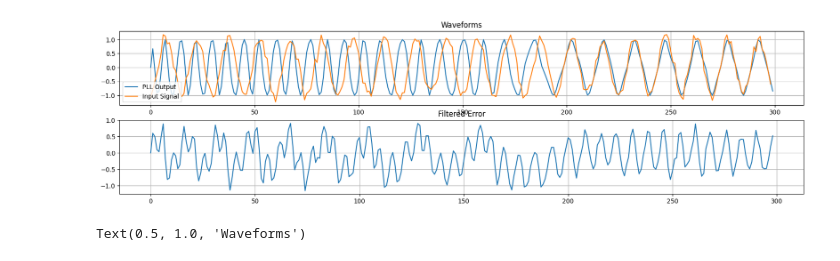
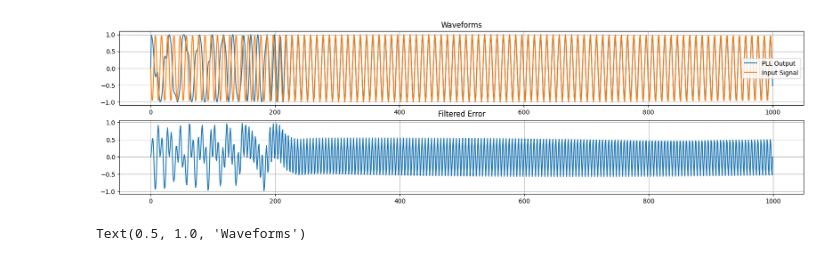
Before and after one commit to stevester94/notebooks, a Jupyter notebook: PLL.ipynb, the cells around one changed output. Drawn from its saved outputs; the diff is of its cells as text; code cells hidden in the pictures.

```diff
--- a/PLL.ipynb
+++ b/PLL.ipynb
@@ -42,7 +42,7 @@ class NumericallyControlledOscillator:
 
 
 class PhaseLockedLoop:
-    def __init__( self, K_i, K_p, K_0, pll_f ) -> None:
+    def __init__( self, K_i, K_p, K_0, pll_f, fs ) -> None:
         self.pd = PhaseDetector()
         self.lf = LoopFilter( K_i, K_p )
         self.nco = NumericallyControlledOscillator( K_0 )
@@ -52,6 +52,7 @@ class PhaseLockedLoop:
         self.pll_f = pll_f
 
         self.theta = 0
+        self.fs = fs
 
 
     """
@@ -68,7 +69,7 @@ class PhaseLockedLoop:
 
         # The phase of our LO, which is additionally modified by the phase coming from our NCO.
         # IDK man, the NCO is a bit of a misnomer because its outputting a phase, not a signal
-        self.theta += 2*np.pi*self.pll_f
+        self.theta += 2*np.pi*self.pll_f/self.fs
         if self.theta > 2*np.pi:
             self.theta -= 2*np.pi
 
@@ -85,49 +86,53 @@ K_p = 0.2667
 K_i = 0.0178
 K_0 = 1
 
-num = 299
+fs = 100
+duration_secs = 10
+t = np.linspace(0,duration_secs, int(duration_secs*fs))
 
-t = np.arange( num, dtype=int )
-input_signal = np.cos(2*np.pi*(k/N)*t + np.random.normal(0, 0.1, size=len(t)) + np.pi) # Sprinkle in phase noise
-input_signal +=  np.random.normal(0, 0.1, size=len(t)) # AWGN
+in_A      = 1
+in_f_Hz   = 10
+in_phi    = np.random.normal(0, 0.0, size=len(t)) + np.pi
+in_sig    = in_A * np.sin( 2*np.pi * in_f_Hz * t + in_phi )
+in_sig    += np.random.normal(0, 0.0, size=len(t)) # AWGN
 
 e_D = [] #phase-error output
 cos_out = [0]
 
 
 
-pll = PhaseLockedLoop( K_i, K_p, K_0, k/N*2 )
-for n in range(num):
-    _cos_out, _sin_out, _e_D = pll.proc( input_signal[n] )
+pll = PhaseLockedLoop( K_i, K_p, K_0, 3, fs )
+for n in range(len(t)):
+    _cos_out, _sin_out, _e_D = pll.proc( in_sig[n] )
 
     cos_out.append( _cos_out )
     e_D.append( _e_D )
 
 
 
 # Create a Figure
 fig = plt.figure()
 fig.set_figheight(10)
 fig.set_figwidth(20)
 
 # Set up Axes
 ax1 = fig.add_subplot(411)
 ax1.plot(cos_out, label='PLL Output')
 plt.grid()
-ax1.plot(input_signal, label='Input Signal')
+ax1.plot(in_sig, label='Input Signal')
 plt.legend()
 ax1.set_title('Waveforms')
 
 # Show the plot
 #plt.show()
 
 ax2 = fig.add_subplot(412)
 ax2.plot( e_D )
 plt.grid()
 ax2.set_title('Filtered Error')
 plt.show()
 # %% [output]
-[figure, old version]
+[figure, new version]
 # %%
 # OK, what does the phase detector do?
 
```
